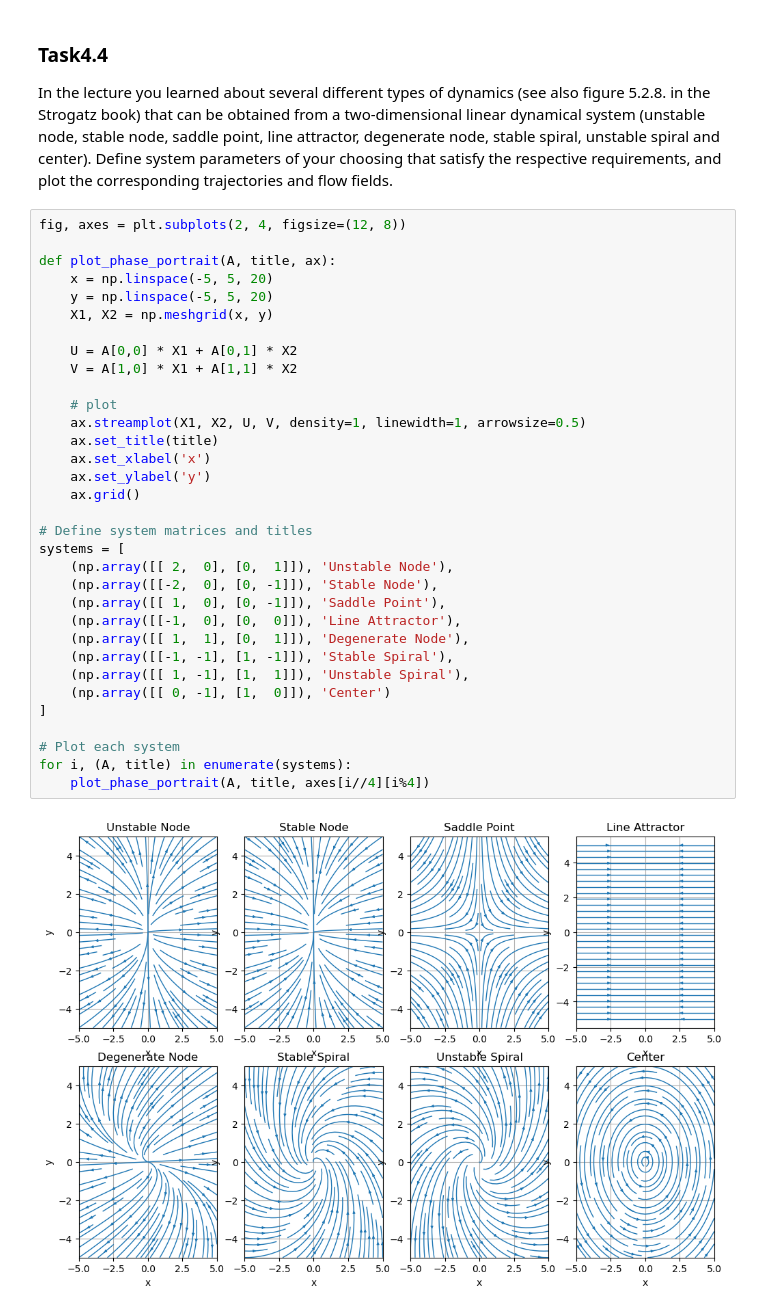
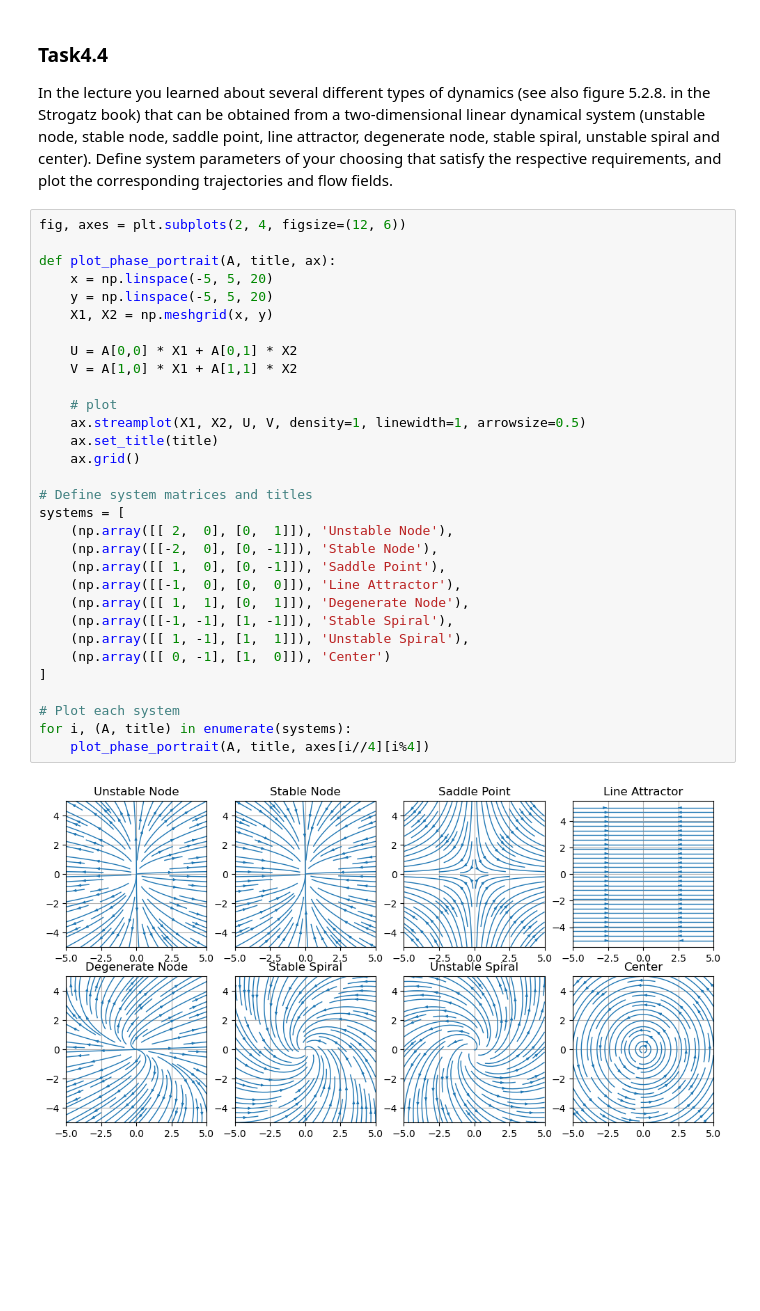
Before and after one commit to HeyuanChi/DSML_24ws, a Jupyter notebook: ex01/ex01.ipynb, the cells around one changed output. Cells and saved outputs as stored; diff of their text form; blank space fills up the shorter version.

Commit message:
fix: plot in ex01 task4.4

```diff
--- a/ex01/ex01.ipynb
+++ b/ex01/ex01.ipynb
@@ -329,37 +329,35 @@ plt.show()
 
 In the lecture you learned about several different types of dynamics (see also figure 5.2.8. in the Strogatz book) that can be obtained from a two-dimensional linear dynamical system (unstable node, stable node, saddle point, line attractor, degenerate node, stable spiral, unstable spiral and center). Define system parameters of your choosing that satisfy the respective requirements, and plot the corresponding trajectories and flow fields.
 # %%
-fig, axes = plt.subplots(2, 4, figsize=(12, 8))
+fig, axes = plt.subplots(2, 4, figsize=(12, 6))
 
 def plot_phase_portrait(A, title, ax):
     x = np.linspace(-5, 5, 20)
     y = np.linspace(-5, 5, 20)
     X1, X2 = np.meshgrid(x, y)
 
     U = A[0,0] * X1 + A[0,1] * X2
     V = A[1,0] * X1 + A[1,1] * X2
 
     # plot
     ax.streamplot(X1, X2, U, V, density=1, linewidth=1, arrowsize=0.5)
     ax.set_title(title)
-    ax.set_xlabel('x')
-    ax.set_ylabel('y')
     ax.grid()
 
 # Define system matrices and titles
 systems = [
     (np.array([[ 2,  0], [0,  1]]), 'Unstable Node'),
     (np.array([[-2,  0], [0, -1]]), 'Stable Node'),
     (np.array([[ 1,  0], [0, -1]]), 'Saddle Point'),
     (np.array([[-1,  0], [0,  0]]), 'Line Attractor'),
     (np.array([[ 1,  1], [0,  1]]), 'Degenerate Node'),
     (np.array([[-1, -1], [1, -1]]), 'Stable Spiral'),
     (np.array([[ 1, -1], [1,  1]]), 'Unstable Spiral'),
     (np.array([[ 0, -1], [1,  0]]), 'Center')
 ]
 
 # Plot each system
 for i, (A, title) in enumerate(systems):
     plot_phase_portrait(A, title, axes[i//4][i%4])
 # %% [output]
-[figure, old version]
+[figure, new version]
```
